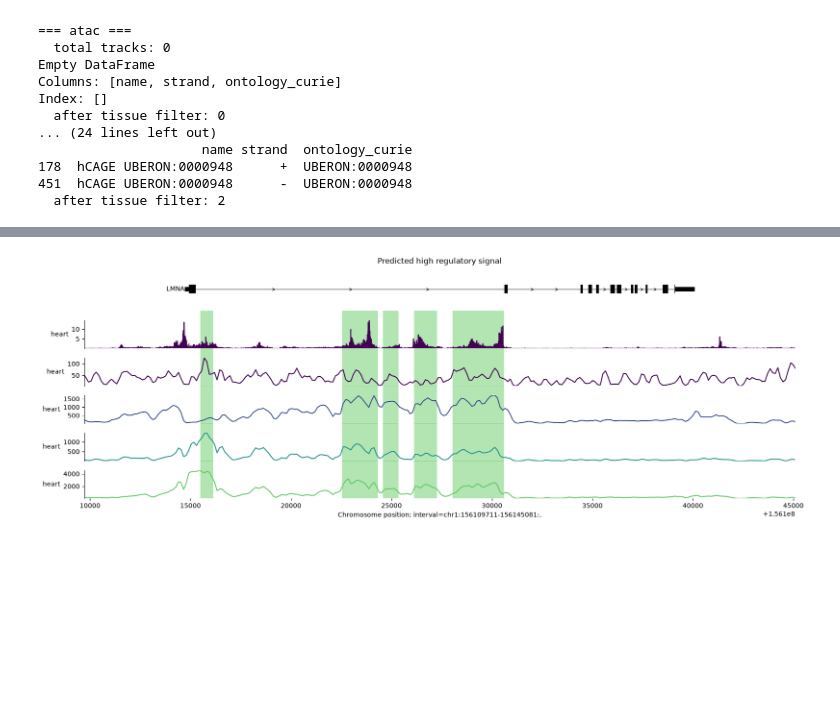
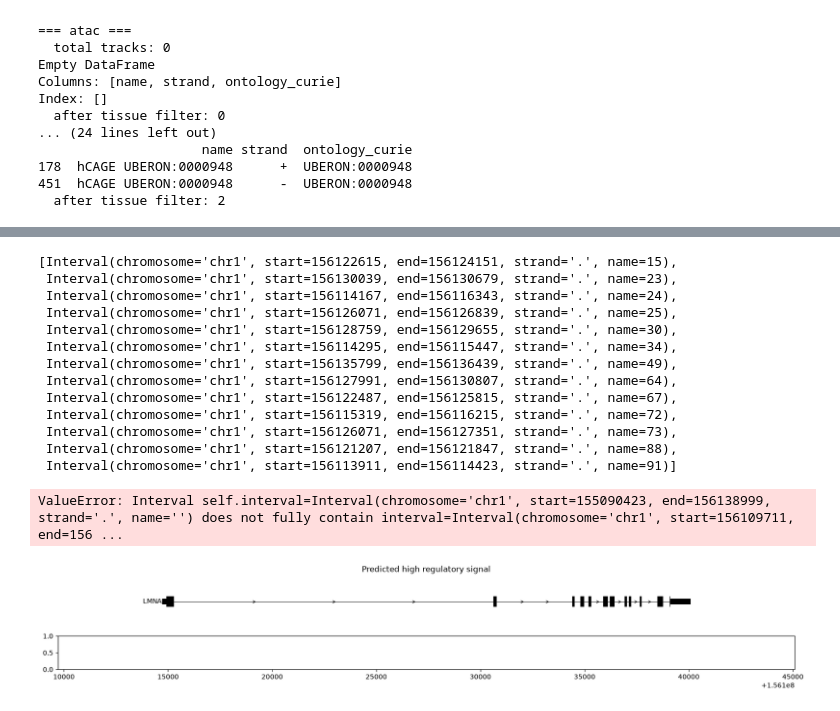
Before and after one commit to cralbers/variant-effects, a Jupyter notebook: predict_reg_regions_osc.ipynb, the cells around one changed output, grey strips where cells are left out. Drawn from its saved outputs; the diff is of its cells as text; code cells hidden in the pictures; blank space fills up the shorter version.

Commit message:
make bedfile of predicted regulatory regions

```diff
--- a/predict_reg_regions_osc.ipynb
+++ b/predict_reg_regions_osc.ipynb
@@ -642,15 +630,15 @@ chr1:155609764-155610276:. {'max_signal': 12.553053855895996, 'mean_signal': 6.0
 # chrom / chromStart / chromEnd / name / score / strand
 
 
-pd.DataFrame([
+output_df = pd.DataFrame([
     {
         "chrom": iv.chromosome,
         "start": iv.start,
         "end": iv.end,
-        "name": f"pred_reg_{i}",
+        "name": f"pred_reg_{modality}_{i}",
         "score": iv.info.get("max_signal"),
     }
     for i, iv in enumerate(result["intervals"])
 ])
 
-pd.to_csv("
+# output_df.to_csv(f"outputs/predicted_reg_{lmna_context}_{modality}.bed", index = False, sep='\t')
@@ -699,37 +724,75 @@ chr1:155933604-155935140:. {'max_signal': 16.623472213745117, 'mean_signal': 5.6
 chr1:156502052-156505636:. {'max_signal': 16.564952850341797, 'mean_signal': 4.251708030700684}
 chr1:156193700-156194852:. {'max_signal': 16.427486419677734, 'mean_signal': 7.0694427490234375}
 chr1:156591396-156591908:. {'max_signal': 15.718009948730469, 'mean_signal': 7.450440406799316}
+# %%
+plot_interval = genome.Interval('chr1', LMNA_START - 5000, LMNA_END + 5000)
+
+
+def load_bed_intervals(bed_path, plot_interval=None):
+    df = pd.read_csv(bed_path, sep='\t')
+    intervals = [
+        genome.Interval(
+            chromosome=row.chrom,
+            start=int(row.start),
+            end=int(row.end),
+            name=row.name,
+            info={'score': row.score},
+        )
+        for _, row in df.iterrows()
+    ]
+    if plot_interval is not None:
+        intervals = [iv for iv in intervals if iv.overlaps(plot_interval)]
+    return intervals, ccres
+
+
+bed_intervals, bed_df = load_bed_intervals(BASE_PATH + 'ag/variant-effects/outputs/predicted_reg_regions.bed', plot_interval)
+bed_intervals
+# %% [output]
+[Interval(chromosome='chr1', start=156122615, end=156124151, strand='.', name=15),
+ Interval(chromosome='chr1', start=156130039, end=156130679, strand='.', name=23),
+ Interval(chromosome='chr1', start=156114167, end=156116343, strand='.', name=24),
+ Interval(chromosome='chr1', start=156126071, end=156126839, strand='.', name=25),
+ Interval(chromosome='chr1', start=156128759, end=156129655, strand='.', name=30),
+ Interval(chromosome='chr1', start=156114295, end=156115447, strand='.', name=34),
+ Interval(chromosome='chr1', start=156135799, end=156136439, strand='.', name=49),
+ Interval(chromosome='chr1', start=156127991, end=156130807, strand='.', name=64),
+ Interval(chromosome='chr1', start=156122487, end=156125815, strand='.', name=67),
+ Interval(chromosome='chr1', start=156115319, end=156116215, strand='.', name=72),
+ Interval(chromosome='chr1', start=156126071, end=156127351, strand='.', name=73),
+ Interval(chromosome='chr1', start=156121207, end=156121847, strand='.', name=88),
+ Interval(chromosome='chr1', start=156113911, end=156114423, strand='.', name=91)]
 # %%
 from alphagenome.visualization import plot_components
 
 plot_interval = genome.Interval('chr1', LMNA_START - 5000, LMNA_END + 5000)
 
 
 plot = plot_components.plot(
     [plot_components.TranscriptAnnotation(longest_transcripts),
     plot_components.Tracks(output.dnase, ylabel_template="{biosample_name}"),
-     plot_components.Tracks(output.chip_histone, ylabel_template="{biosample_name}")
+     # plot_components.Tracks(output.chip_histone, ylabel_template="{biosample_name}")
     ],
     interval=plot_interval,
     annotations=[
         plot_components.IntervalAnnotation(
             result["intervals"],
             alpha=0.3,
             colors=["#00AA00"] * len(result["intervals"]),
         ),
 
-        # plot_components.IntervalAnnotation(
-        #     ccre_intervals,
-        #     colors=ccre_colors,
-        #     alpha=0.25,
-        #     use_default_labels=False,   # True if you want cCRE IDs as labels
-        # ),
+        plot_components.IntervalAnnotation(
+            bed_intervals,
+            # colors=ccre_colors,
+            alpha=0.25,
+            use_default_labels=False,   # True if you want cCRE IDs as labels
+        ),
 
     ],
     title="Predicted high regulatory signal",
 )
 # %% [output]
+ValueError: Interval self.interval=Interval(chromosome='chr1', start=155090423, end=156138999, strand='.', name='') does not fully contain interval=Interval(chromosome='chr1', start=156109711, end=156 ...
-[figure, old version]
+[figure, new version]
 # %%
 output.chip_histone
 # %% [output]
```
Also changed, not shown: parts of 11 cells of this notebook, 1 other file.
